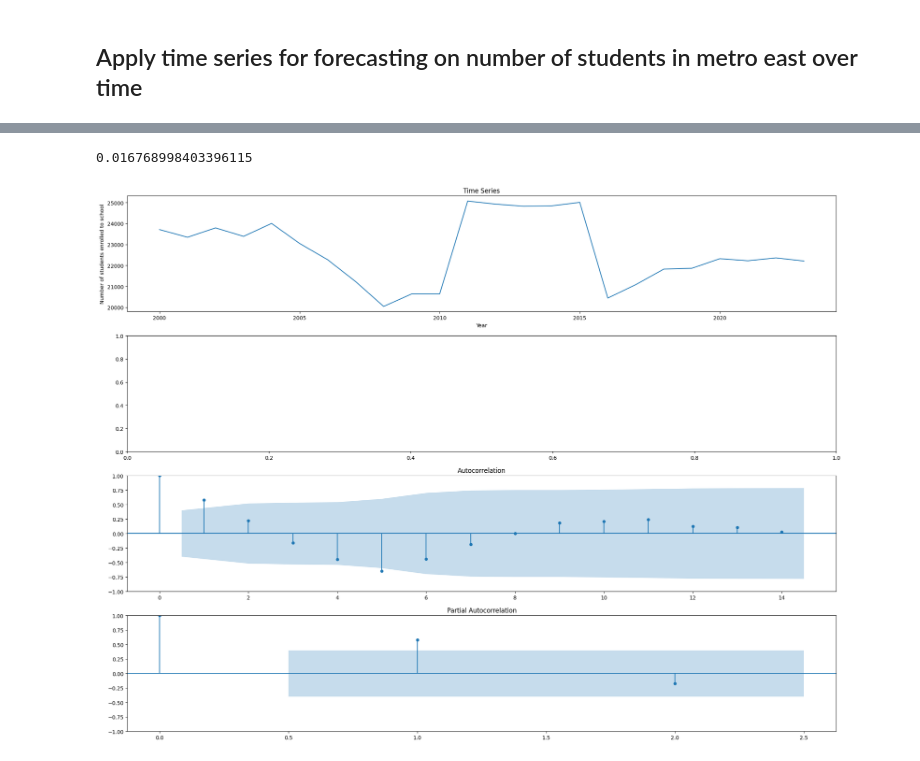
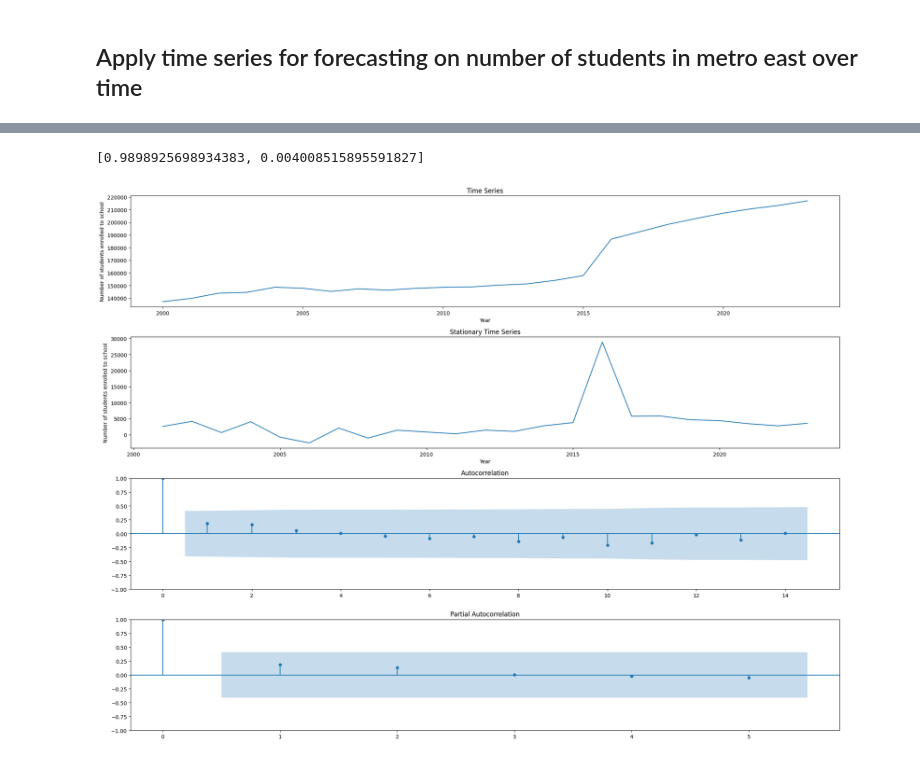
Before and after one commit to Gareth1995/education_project, a Jupyter notebook: time_series.ipynb, the cells around one changed output, grey strips where cells are left out. Saved outputs shown, nothing was run; the diff lists cells and outputs as text; code cells hidden in the pictures.

Commit message:
forecasting learner enrollment on school level

```diff
--- a/time_series.ipynb
+++ b/time_series.ipynb
@@ -48,0 +20,5 @@ plotly_ts('METRO EAST', 8)
+# %%
+# group by district and circuit and sum the values together
+metro_enrollment = enrollment_ts.groupby(['EDUC DISTRICT', 'YEAR']).agg([sum])
+metro_enrollment = metro_enrollment['TOTAL 1'].reset_index()
+metro_enrollment
@@ -48,0 +49,12 @@ plotly_ts('METRO EAST', 8)
+# %%
+# method to subset data according to metro and variable to count for further analysis
+metro_name = 'METRO EAST'
+def filter_df(df, metro, variable):
+
+    metro_enrollment = df.groupby(['EDUC DISTRICT', 'YEAR']).agg([sum]) # group by education district
+    metro_enrollment = metro_enrollment[str(variable)].reset_index()
+
+    return metro_enrollment[metro_enrollment['EDUC DISTRICT'] == metro].rename(columns = {'sum':str(variable)})
+
+enrollment_subset = filter_df(enrollment_ts, metro_name, 'TOTAL 1')
+enrollment_subset
@@ -57,62 +88,62 @@ def subtract_from_previous(arr):
 # If the time series is not stationary it is converted so that it is stationary and the stationary plot will be plotted
 # the pacf and acf plots are also plotted
 fig, axes = plt.subplots(4, 1, figsize=(20,15))
-def plot_learner_ts(metro, circuit, count_var):
 
-    # filter dataset
-    enrollment_subset = enrollment_ts[(enrollment_ts['EDUC DISTRICT'] == str(metro)) & (enrollment_ts['CIRCUIT'] == int(circuit))][[str(count_var), 'YEAR']]
+# def plot_learner_ts(metro, circuit, count_var):
+def plot_learner_ts(df_subset):
+    count_var = df_subset.iloc[:,[2]].columns.values[0]
 
-    # plot the stationary time series if time series is not stationary
-    adf_val = adfuller(enrollment_subset[str(count_var)])
+    # do stationarity test (augmented Dickey-Fuller test)
+    adf_val = adfuller(df_subset[str(count_var)])
 
     # if p val > 0.05 then time series is not stationary. If p value < 0.05 then it is stationary
     # if time series is stationary then convert to stationary plot
     if adf_val[1] > 0.05:
         # plot number of students over time
-        axes[0].plot(enrollment_subset['YEAR'], (enrollment_subset[str(count_var)]))
+        axes[0].plot(df_subset['YEAR'], (df_subset[str(count_var)]))
         axes[0].set_title('Time Series')
         axes[0].set_xlabel('Year')
         axes[0].set_ylabel('Number of students enrolled to school')
 
         # convert time series to stationary time series
-        transformed_ts = subtract_from_previous(np.array(enrollment_subset[str(count_var)]))
+        transformed_ts = subtract_from_previous(np.array(df_subset[str(count_var)]))
         transformed_adf = adfuller(transformed_ts)
 
-        axes[1].plot(enrollment_subset['YEAR'][1:], transformed_ts) # time series for stationary plot
+        axes[1].plot(df_subset['YEAR'][1:], transformed_ts) # time series for stationary plot
         axes[1].set_title('Stationary Time Series')
         axes[1].set_xlabel('Year')
         axes[1].set_ylabel('Number of students enrolled to school')
 
         # plot ACF (see https://www.youtube.com/watch?v=y8opUEd05Dg&list=PLvcbYUQ5t0UHOLnBzl46_Q6QKtFgfMGc3&index=3)
         acf_plot = plot_acf(np.array(transformed_ts), ax=axes[2]) # acf for stationary plot
 
         # plot PACF (see https://www.youtube.com/watch?v=y8opUEd05Dg&list=PLvcbYUQ5t0UHOLnBzl46_Q6QKtFgfMGc3&index=3)
         pacf_plot = plot_pacf(transformed_ts, lags=5, ax=axes[3]) # pacf for stationary plot
 
     # if the time series is already stationary then plot the time series, acf and pacf plots as is
     else:
         # plot number of students over time
-        axes[0].plot(enrollment_subset['YEAR'], (enrollment_subset[str(count_var)]))
+        axes[0].plot(df_subset['YEAR'], (df_subset[str(count_var)]))
         axes[0].set_title('Time Series')
         axes[0].set_xlabel('Year')
         axes[0].set_ylabel('Number of students enrolled to school')
 
         # plot ACF (see https://www.youtube.com/watch?v=y8opUEd05Dg&list=PLvcbYUQ5t0UHOLnBzl46_Q6QKtFgfMGc3&index=3)
-        acf_plot = plot_acf(enrollment_subset[str(count_var)], ax=axes[2])
+        acf_plot = plot_acf(df_subset[str(count_var)], ax=axes[2])
 
         # plot PACF (see https://www.youtube.com/watch?v=y8opUEd05Dg&list=PLvcbYUQ5t0UHOLnBzl46_Q6QKtFgfMGc3&index=3)
-        pacf_plot = plot_pacf(enrollment_subset[str(count_var)], lags=2, ax=axes[3])
+        pacf_plot = plot_pacf(df_subset[str(count_var)], lags=2, ax=axes[3])
 
     # plot all graphs on same grid
     plt.tight_layout()
 
     # return transformed adf only if the transformation needed to happen
     if adf_val[1] > 0.05:
         return [adf_val[1], transformed_adf[1]]
     else:
         return adf_val[1]
 
-plot_learner_ts('METRO EAST', '3', 'TOTAL 1')
+plot_learner_ts(enrollment_subset)
 # %% [output]
-0.016768998403396115
+[0.9898925698934383, 0.004008515895591827]
-[figure, old version]
+[figure, new version]
```
Also changed, not shown: parts of 12 cells of this notebook, 1 other file.
